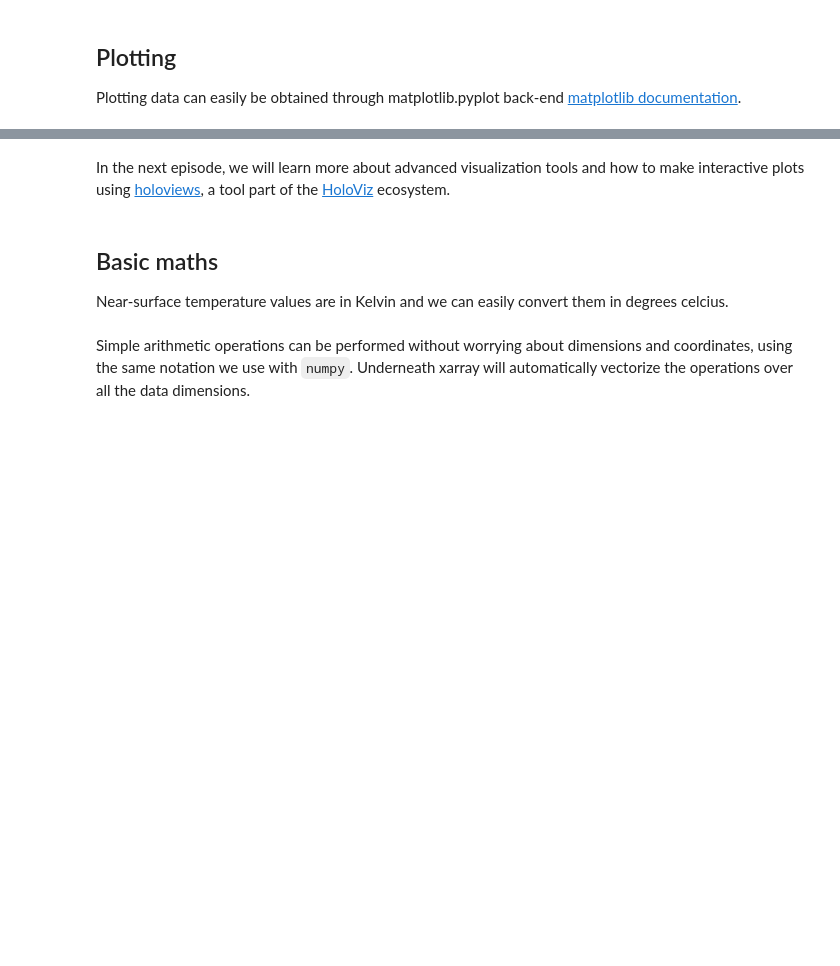
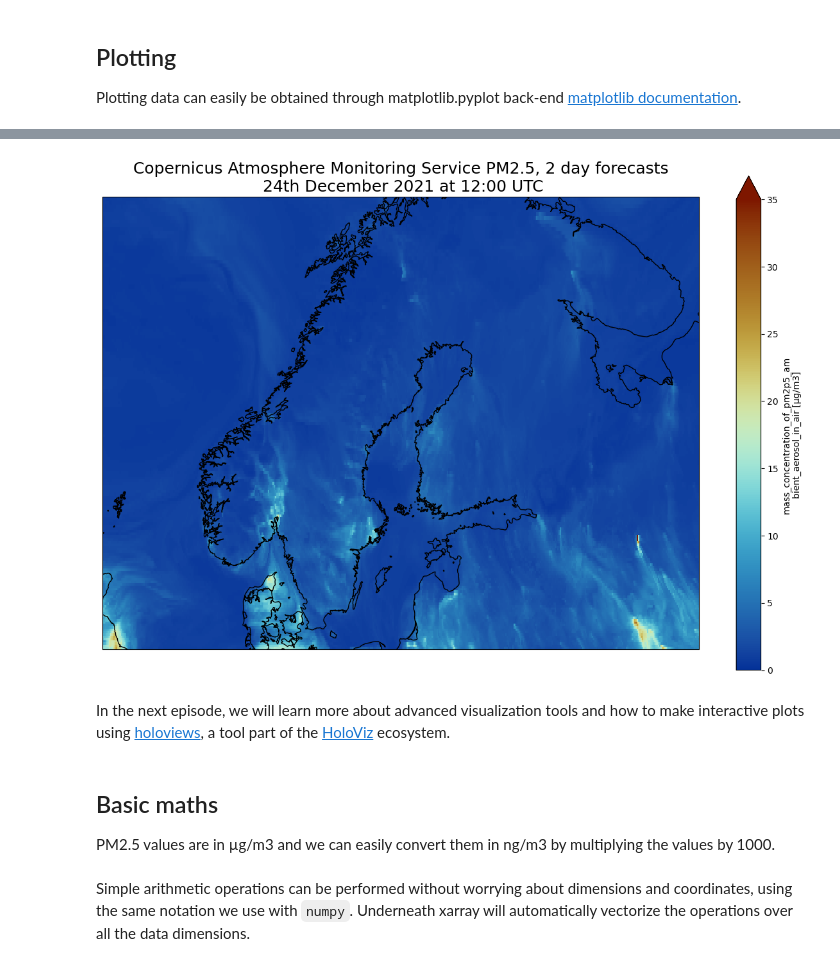
Before and after one commit to pangeo-data/geo-open-hack-2024, a Jupyter notebook: docs/pangeo/xarray_introduction.ipynb, the cells around one changed output, grey strips where cells are left out. Drawn from its saved outputs; the diff is of its cells as text; code cells hidden in the pictures; blank space fills up the shorter version.

```diff
--- a/docs/pangeo/xarray_introduction.ipynb
+++ b/docs/pangeo/xarray_introduction.ipynb
@@ -507,9 +492,28 @@ tas_AOI.isel(time=0).plot(cmap="coolwarm")
+# %%
+fig = plt.figure(1, figsize=[15,10])
+
+# We're using cartopy to project our data.
+# (see documentation on cartopy)
+ax = plt.subplot(1, 1, 1, projection=ccrs.Mercator())
+ax.coastlines(resolution='10m')
+
+# We need to project our data to the new projection and for this we use `transform`.
+# we set the original data projection in transform (here PlateCarree)
+cams_AOI.isel(time=0).plot(ax=ax,
+                                                                                    transform=ccrs.PlateCarree(),
+                                                                                    vmin = 0, vmax = 35,
+                                                                                    cmap=cmc.roma_r)
+# One way to customize your title
+plt.title("Copernicus Atmosphere Monitoring Service PM2.5, 2 day forecasts\n 24th December 2021 at 12:00 UTC", fontsize=18)
+plt.savefig("CAMS-PM2_5-fc-20211224.png")
+# %% [output]
+[figure, added]
 # %% [markdown]
 In the next episode, we will learn more about advanced visualization tools and how to make interactive plots using [holoviews](https://holoviews.org/), a tool part of the [HoloViz](https://holoviz.org/) ecosystem.
 # %% [markdown]
 ## Basic maths
 
-Near-surface temperature values are in Kelvin and we can easily convert them in degrees celcius.
+PM2.5 values are in µg/m3 and we can easily convert them in ng/m3 by multiplying the values by 1000.
 # %% [markdown]
 Simple arithmetic operations can be performed without worrying about dimensions and coordinates, using the same notation we use with `numpy`. Underneath xarray will automatically vectorize the operations over all the data dimensions.
 # %%
```
Also changed, not shown: parts of 64 cells of this notebook, 1 other file.
